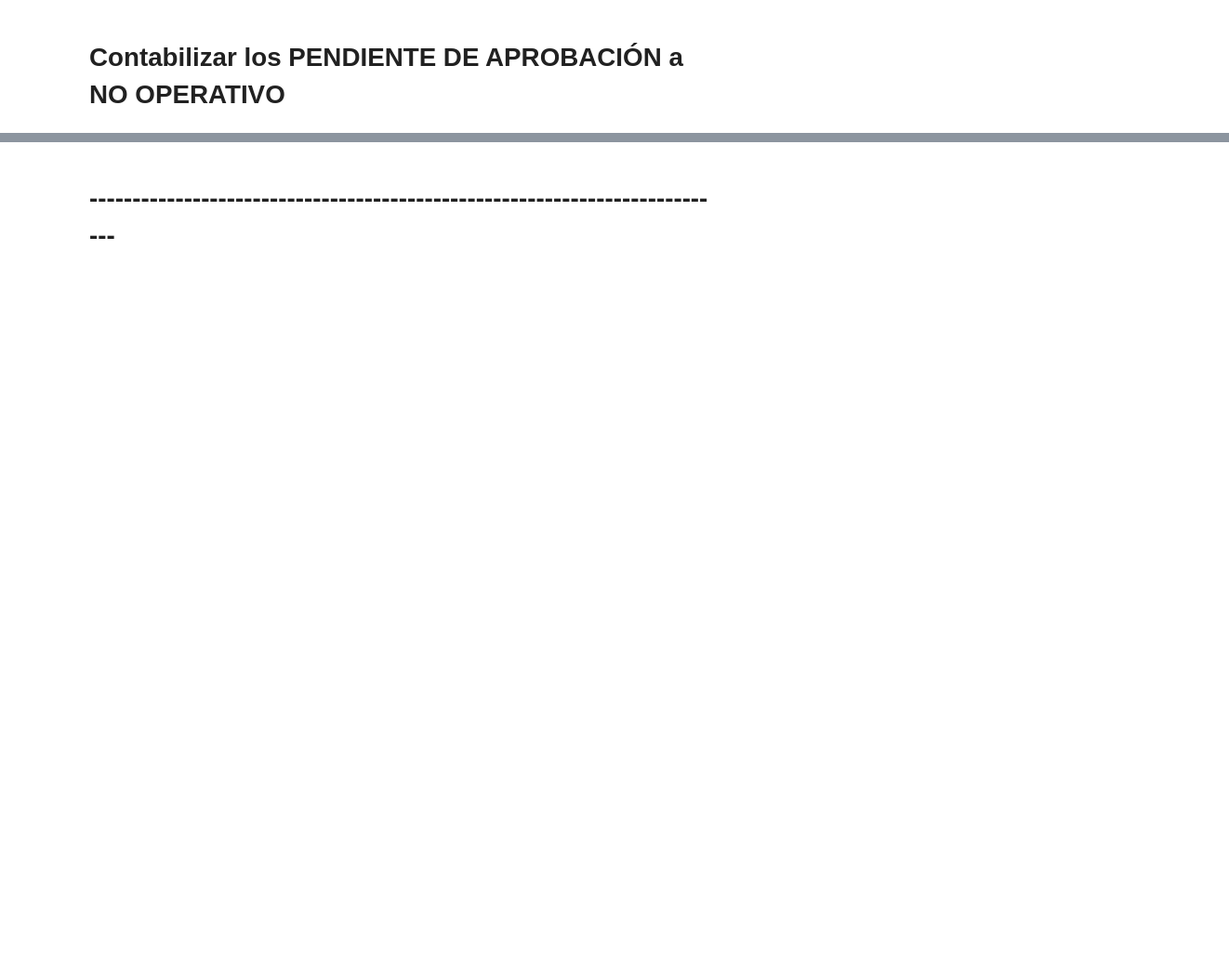
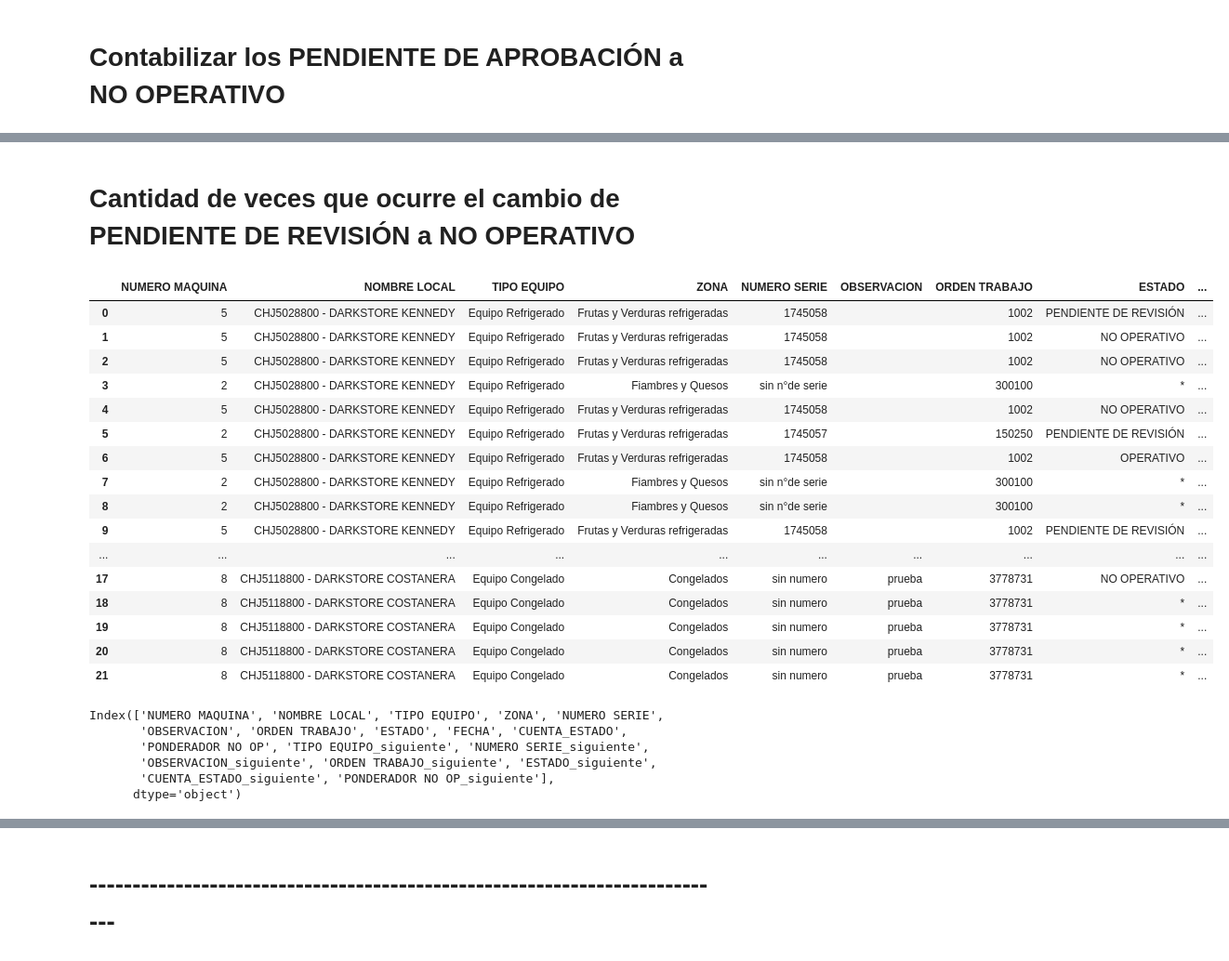
Before and after one commit to CENCOSUD-EFICIENCIA-AUTOMATIZACION/ROTACION, a Jupyter notebook: envioCorreo.ipynb, the cells around one changed output, grey strips where cells are left out. Shown: that part at 93% size. Drawn from its saved outputs; the diff is of its cells as text; code cells hidden in the pictures; blank space fills up the shorter version.

Commit message:
Cantidad de fallos

```diff
--- a/envioCorreo.ipynb
+++ b/envioCorreo.ipynb
@@ -454,0 +534,38 @@ display(base_equipos[base_equipos['ESTADO'] == 'NO OPERATIVO' or base_equipos['E
+# %% [markdown]
+# Cantidad de veces que ocurre el cambio de PENDIENTE DE REVISIÓN a NO OPERATIVO
+# %%
+# Crear un dataframe con el estado al día siguiente
+
+base_equipos_next_day = base_equipos.copy()
+base_equipos_next_day['FECHA'] -= pd.Timedelta(days=1)
+
+# Unir el dataframe original con el dataframe que tiene el estado al día siguiente
+df_merged = base_equipos.merge(base_equipos_next_day, on=['NUMERO MAQUINA', 'NOMBRE LOCAL', 'ZONA', 'FECHA'], suffixes=('', '_siguiente'))
+display(df_merged)
+# %% [output]
+|  | NUMERO MAQUINA | NOMBRE LOCAL | TIPO EQUIPO | ZONA | NUMERO SERIE | OBSERVACION | ORDEN TRABAJO | ESTADO | ... |
+| 0 | 5 | CHJ5028800 - DARKSTORE KENNEDY | Equipo Refrigerado | Frutas y Verduras refrigeradas | 1745058 |  | 1002 | PENDIENTE DE REVISIÓN | ... |
+| 1 | 5 | CHJ5028800 - DARKSTORE KENNEDY | Equipo Refrigerado | Frutas y Verduras refrigeradas | 1745058 |  | 1002 | NO OPERATIVO | ... |
+| 2 | 5 | CHJ5028800 - DARKSTORE KENNEDY | Equipo Refrigerado | Frutas y Verduras refrigeradas | 1745058 |  | 1002 | NO OPERATIVO | ... |
+| 3 | 2 | CHJ5028800 - DARKSTORE KENNEDY | Equipo Refrigerado | Fiambres y Quesos | sin n°de serie |  | 300100 | * | ... |
+| 4 | 5 | CHJ5028800 - DARKSTORE KENNEDY | Equipo Refrigerado | Frutas y Verduras refrigeradas | 1745058 |  | 1002 | NO OPERATIVO | ... |
+| 5 | 2 | CHJ5028800 - DARKSTORE KENNEDY | Equipo Refrigerado | Frutas y Verduras refrigeradas | 1745057 |  | 150250 | PENDIENTE DE REVISIÓN | ... |
+| 6 | 5 | CHJ5028800 - DARKSTORE KENNEDY | Equipo Refrigerado | Frutas y Verduras refrigeradas | 1745058 |  | 1002 | OPERATIVO | ... |
+| 7 | 2 | CHJ5028800 - DARKSTORE KENNEDY | Equipo Refrigerado | Fiambres y Quesos | sin n°de serie |  | 300100 | * | ... |
+| 8 | 2 | CHJ5028800 - DARKSTORE KENNEDY | Equipo Refrigerado | Fiambres y Quesos | sin n°de serie |  | 300100 | * | ... |
+| 9 | 5 | CHJ5028800 - DARKSTORE KENNEDY | Equipo Refrigerado | Frutas y Verduras refrigeradas | 1745058 |  | 1002 | PENDIENTE DE REVISIÓN | ... |
+| ... | ... | ... | ... | ... | ... | ... | ... | ... | ... |
+| 17 | 8 | CHJ5118800 - DARKSTORE COSTANERA | Equipo Congelado | Congelados | sin numero | prueba | 3778731 | NO OPERATIVO | ... |
+| 18 | 8 | CHJ5118800 - DARKSTORE COSTANERA | Equipo Congelado | Congelados | sin numero | prueba | 3778731 | * | ... |
+| 19 | 8 | CHJ5118800 - DARKSTORE COSTANERA | Equipo Congelado | Congelados | sin numero | prueba | 3778731 | * | ... |
+| 20 | 8 | CHJ5118800 - DARKSTORE COSTANERA | Equipo Congelado | Congelados | sin numero | prueba | 3778731 | * | ... |
+| 21 | 8 | CHJ5118800 - DARKSTORE COSTANERA | Equipo Congelado | Congelados | sin numero | prueba | 3778731 | * | ... |
+# %%
+df_merged.columns
+# %% [output]
+Index(['NUMERO MAQUINA', 'NOMBRE LOCAL', 'TIPO EQUIPO', 'ZONA', 'NUMERO SERIE',
+       'OBSERVACION', 'ORDEN TRABAJO', 'ESTADO', 'FECHA', 'CUENTA_ESTADO',
+       'PONDERADOR NO OP', 'TIPO EQUIPO_siguiente', 'NUMERO SERIE_siguiente',
+       'OBSERVACION_siguiente', 'ORDEN TRABAJO_siguiente', 'ESTADO_siguiente',
+       'CUENTA_ESTADO_siguiente', 'PONDERADOR NO OP_siguiente'],
+      dtype='object')
```
Also changed, not shown: parts of 26 cells of this notebook.
